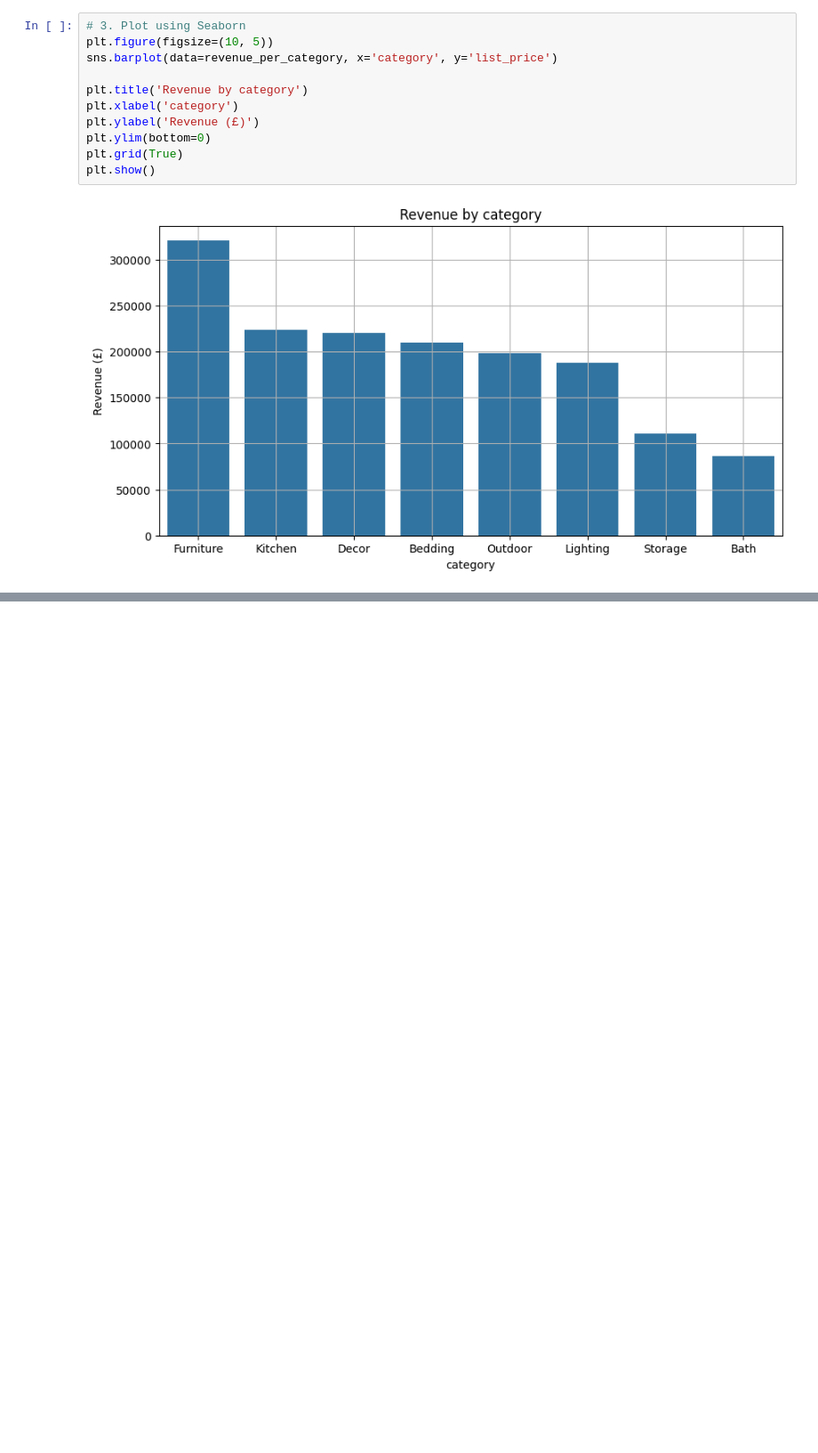
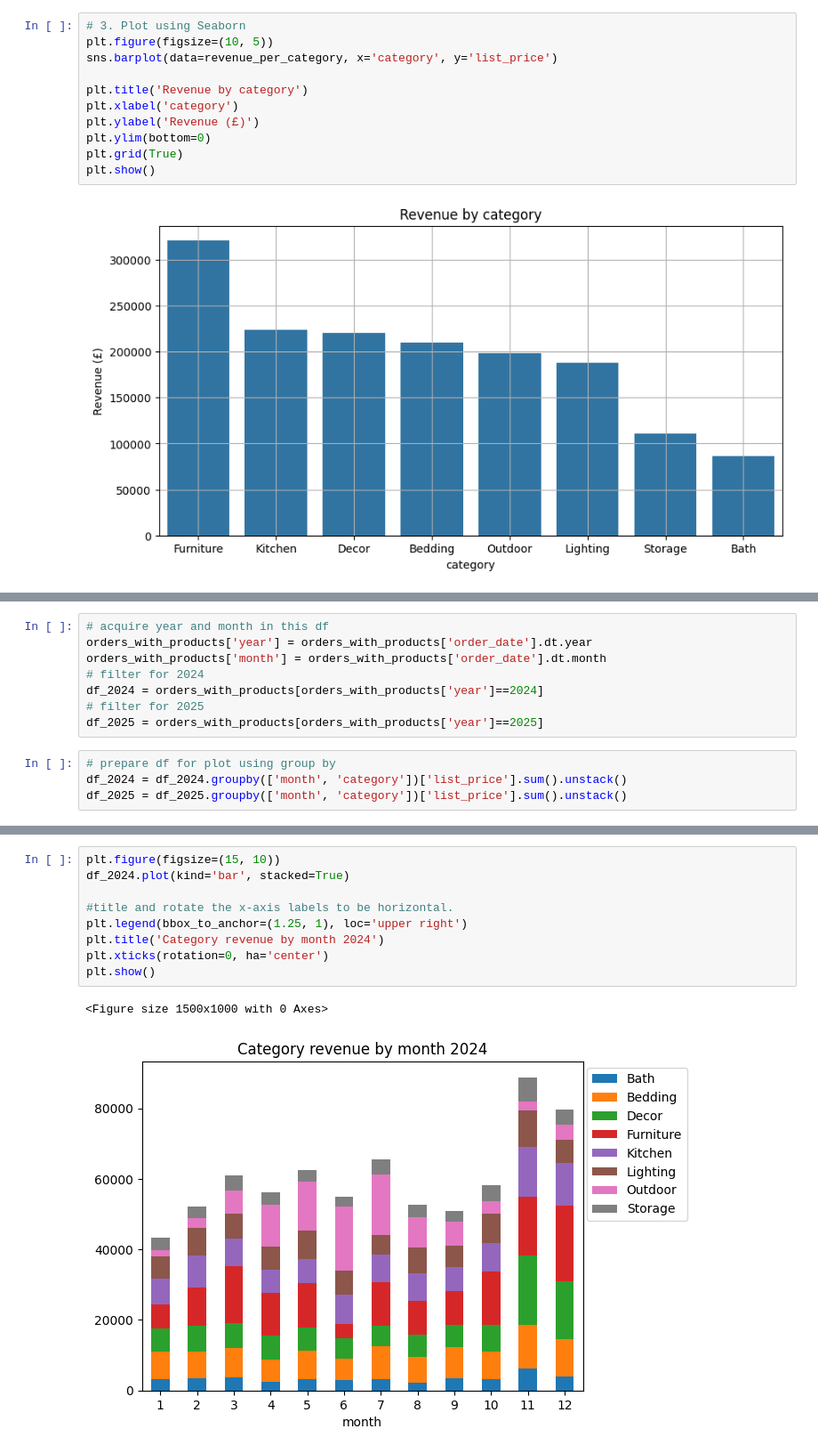
Before and after one commit to Mohamed-Shaheedullah/wayfair-python-analysis, a Jupyter notebook: wayfair-analysis.ipynb, the cells around one changed output, grey strips where cells are left out. Shown at 89% size. Cells and saved outputs as stored; diff of their text form; blank space fills up the shorter version.

Commit message:
plotted no 5, stacked bar chart of categories by revenue

```diff
--- a/wayfair-analysis.ipynb
+++ b/wayfair-analysis.ipynb
@@ -406,0 +411,12 @@ plt.show()
+# %%
+# acquire year and month in this df
+orders_with_products['year'] = orders_with_products['order_date'].dt.year
+orders_with_products['month'] = orders_with_products['order_date'].dt.month
+# filter for 2024
+df_2024 = orders_with_products[orders_with_products['year']==2024]
+# filter for 2025
+df_2025 = orders_with_products[orders_with_products['year']==2025]
+# %%
+# prepare df for plot using group by
+df_2024 = df_2024.groupby(['month', 'category'])['list_price'].sum().unstack()
+df_2025 = df_2025.groupby(['month', 'category'])['list_price'].sum().unstack()
@@ -406,0 +440,12 @@ plt.show()
+# %%
+plt.figure(figsize=(15, 10))
+df_2024.plot(kind='bar', stacked=True)
+
+#title and rotate the x-axis labels to be horizontal.
+plt.legend(bbox_to_anchor=(1.25, 1), loc='upper right')
+plt.title('Category revenue by month 2024')
+plt.xticks(rotation=0, ha='center')
+plt.show()
+# %% [output]
+<Figure size 1500x1000 with 0 Axes>
+[figure, added]
```
Also changed, not shown: parts of 4 cells of this notebook, 1 other file.
